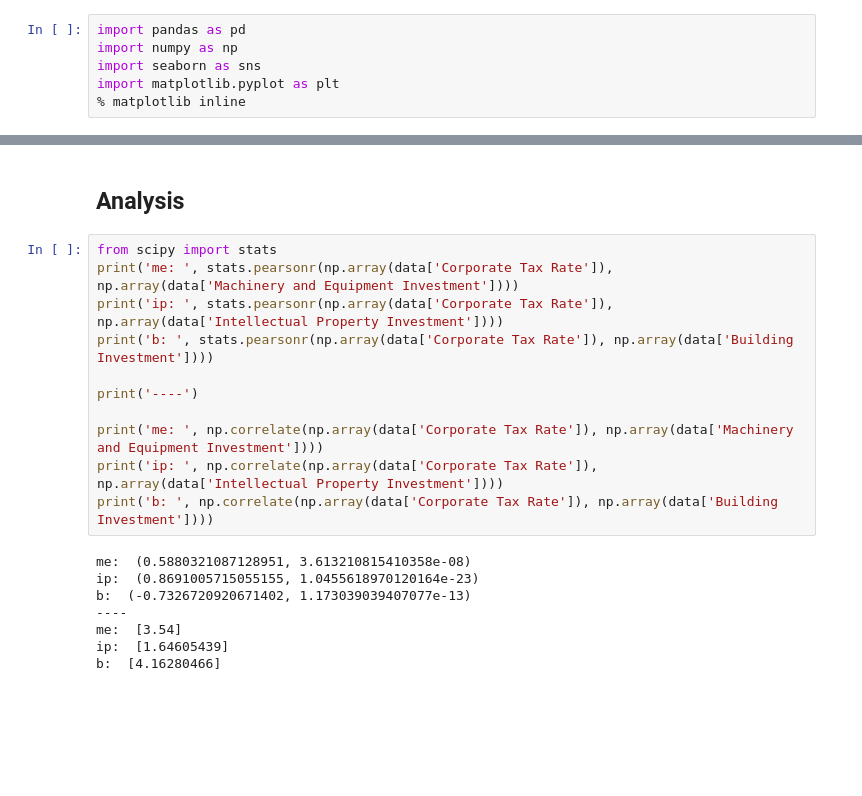
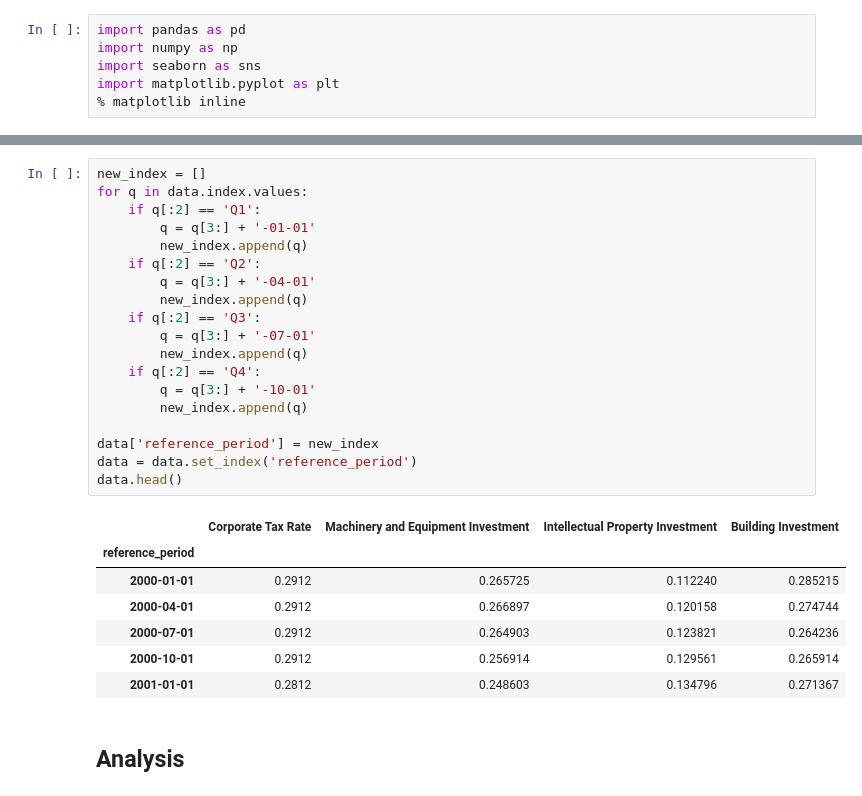
Before and after one commit to jtloong/blog_projects, a Jupyter notebook: corp_investment/analysis.ipynb, the cells around one changed output, grey strips where cells are left out. Cells and saved outputs as stored; diff of their text form; blank space fills up the shorter version.

```diff
--- a/corp_investment/analysis.ipynb
+++ b/corp_investment/analysis.ipynb
@@ -28,21 +29,29 @@ data.head()
+# %%
+new_index = []
+for q in data.index.values:
+    if q[:2] == 'Q1':
+        q = q[3:] + '-01-01'
+        new_index.append(q)
+    if q[:2] == 'Q2':
+        q = q[3:] + '-04-01'
+        new_index.append(q)
+    if q[:2] == 'Q3':
+        q = q[3:] + '-07-01'
+        new_index.append(q)
+    if q[:2] == 'Q4':
+        q = q[3:] + '-10-01'
+        new_index.append(q)
+
+data['reference_period'] = new_index
+data = data.set_index('reference_period')
+data.head()
+# %% [output]
+|  | Corporate Tax Rate | Machinery and Equipment Investment | Intellectual Property Investment | Building Investment |
+| reference_period |  |  |  |  |
+| 2000-01-01 | 0.2912 | 0.265725 | 0.112240 | 0.285215 |
+| 2000-04-01 | 0.2912 | 0.266897 | 0.120158 | 0.274744 |
+| 2000-07-01 | 0.2912 | 0.264903 | 0.123821 | 0.264236 |
+| 2000-10-01 | 0.2912 | 0.256914 | 0.129561 | 0.265914 |
+| 2001-01-01 | 0.2812 | 0.248603 | 0.134796 | 0.271367 |
 # %% [markdown]
 ## Analysis
-# %%
-from scipy import stats
-print('me: ', stats.pearsonr(np.array(data['Corporate Tax Rate']), np.array(data['Machinery and Equipment Investment'])))
-print('ip: ', stats.pearsonr(np.array(data['Corporate Tax Rate']), np.array(data['Intellectual Property Investment'])))
-print('b: ', stats.pearsonr(np.array(data['Corporate Tax Rate']), np.array(data['Building Investment'])))
-
-print('----')
-
-print('me: ', np.correlate(np.array(data['Corporate Tax Rate']), np.array(data['Machinery and Equipment Investment'])))
-print('ip: ', np.correlate(np.array(data['Corporate Tax Rate']), np.array(data['Intellectual Property Investment'])))
-print('b: ', np.correlate(np.array(data['Corporate Tax Rate']), np.array(data['Building Investment'])))
-# %% [output]
-me:  (0.5880321087128951, 3.613210815410358e-08)
-ip:  (0.8691005715055155, 1.0455618970120164e-23)
-b:  (-0.7326720920671402, 1.173039039407077e-13)
-----
-me:  [3.54]
-ip:  [1.64605439]
-b:  [4.16280466]
```
Also changed, not shown: parts of 6 cells of this notebook, 2 other files.
